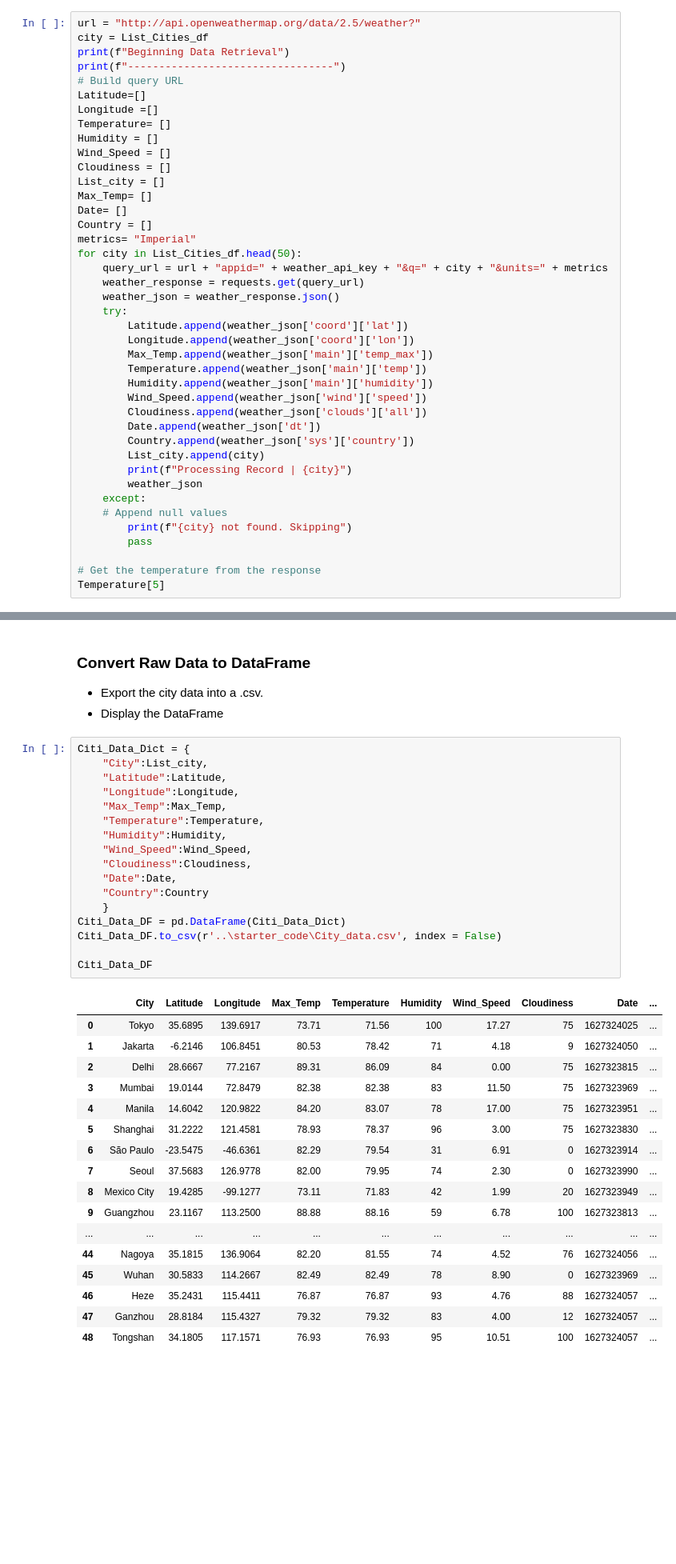
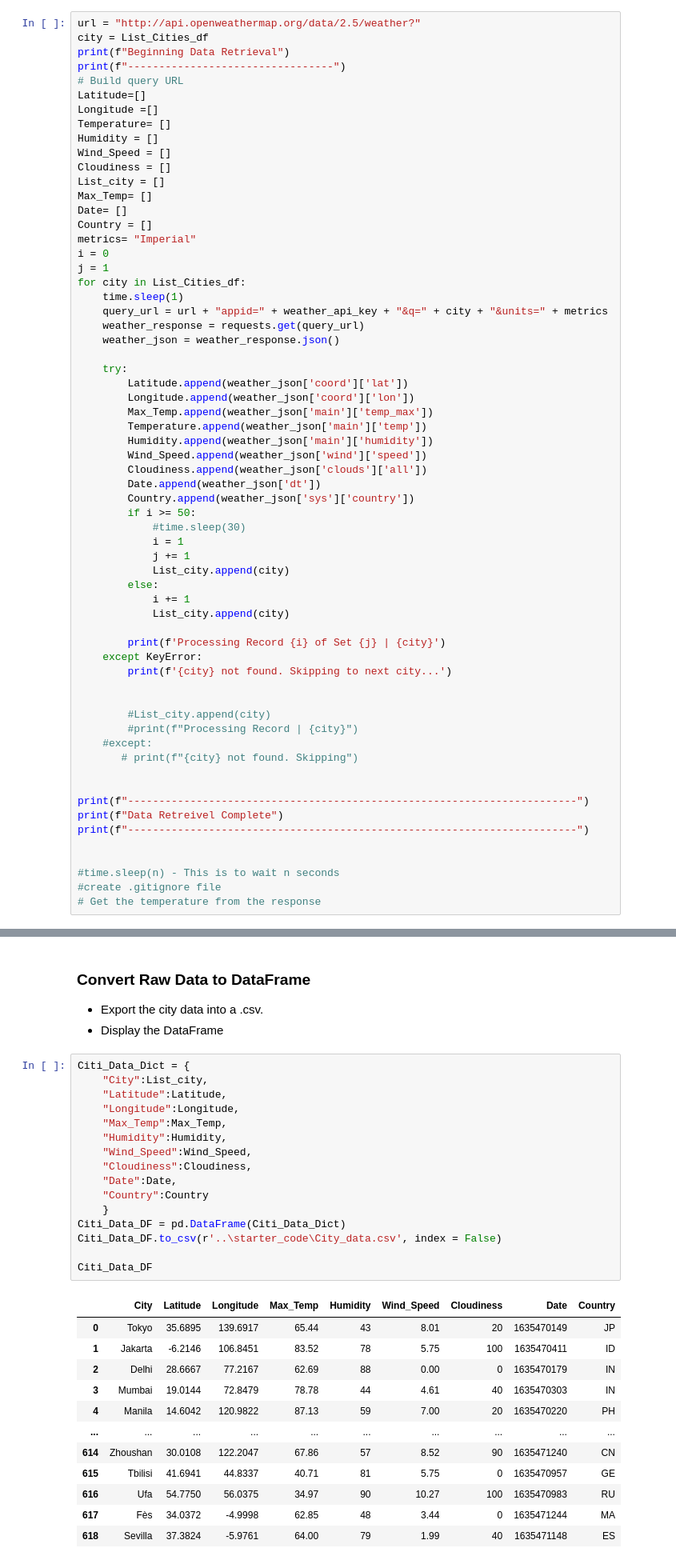
Before and after one commit to Subbagari1985/python-api-challenge, a Jupyter notebook: WeatherPy/starter_code/WeatherPy.ipynb, the cells around one changed output, grey strips where cells are left out. Shown: that part at 80% size. Drawn from its saved outputs; the diff is of its cells as text; blank space fills up the shorter version.

```diff
--- a/WeatherPy/starter_code/WeatherPy.ipynb
+++ b/WeatherPy/starter_code/WeatherPy.ipynb
@@ -50,10 +77,14 @@ Max_Temp= []
 Date= []
 Country = []
 metrics= "Imperial"
-for city in List_Cities_df.head(50):
+i = 0
+j = 1
+for city in List_Cities_df:
+    time.sleep(1)
     query_url = url + "appid=" + weather_api_key + "&q=" + city + "&units=" + metrics
     weather_response = requests.get(query_url)
     weather_json = weather_response.json()
+
     try:
         Latitude.append(weather_json['coord']['lat'])
         Longitude.append(weather_json['coord']['lon'])
@@ -64,16 +95,34 @@ for city in List_Cities_df.head(50):
         Cloudiness.append(weather_json['clouds']['all'])
         Date.append(weather_json['dt'])
         Country.append(weather_json['sys']['country'])
-        List_city.append(city)
-        print(f"Processing Record | {city}")
-        weather_json
-    except:
-    # Append null values
-        print(f"{city} not found. Skipping")
-        pass
+        if i >= 50:
+            #time.sleep(30)
+            i = 1
+            j += 1
+            List_city.append(city)
+        else:
+            i += 1
+            List_city.append(city)
 
+        print(f'Processing Record {i} of Set {j} | {city}')
+    except KeyError:
+        print(f'{city} not found. Skipping to next city...')
+
+
+        #List_city.append(city)
+        #print(f"Processing Record | {city}")
+    #except:
+       # print(f"{city} not found. Skipping")
+
+
+print(f"------------------------------------------------------------------------")
+print(f"Data Retreivel Complete")
+print(f"------------------------------------------------------------------------")
+
+
+#time.sleep(n) - This is to wait n seconds
+#create .gitignore file
 # Get the temperature from the response
-Temperature[5]
 # %% [output]
 Beginning Data Retrieval
 ---------------------------------
@@ -100,35 +148,29 @@ Processing Record | Tongshan
 # %%
 Citi_Data_Dict = {
     "City":List_city,
     "Latitude":Latitude,
     "Longitude":Longitude,
     "Max_Temp":Max_Temp,
-    "Temperature":Temperature,
     "Humidity":Humidity,
     "Wind_Speed":Wind_Speed,
     "Cloudiness":Cloudiness,
     "Date":Date,
     "Country":Country
     }
 Citi_Data_DF = pd.DataFrame(Citi_Data_Dict)
 Citi_Data_DF.to_csv(r'..\starter_code\City_data.csv', index = False)
 
 Citi_Data_DF
 # %% [output]
-|  | City | Latitude | Longitude | Max_Temp | Temperature | Humidity | Wind_Speed | Cloudiness | Date | ... |
-| 0 | Tokyo | 35.6895 | 139.6917 | 73.71 | 71.56 | 100 | 17.27 | 75 | 1627324025 | ... |
-| 1 | Jakarta | -6.2146 | 106.8451 | 80.53 | 78.42 | 71 | 4.18 | 9 | 1627324050 | ... |
-| 2 | Delhi | 28.6667 | 77.2167 | 89.31 | 86.09 | 84 | 0.00 | 75 | 1627323815 | ... |
-| 3 | Mumbai | 19.0144 | 72.8479 | 82.38 | 82.38 | 83 | 11.50 | 75 | 1627323969 | ... |
-| 4 | Manila | 14.6042 | 120.9822 | 84.20 | 83.07 | 78 | 17.00 | 75 | 1627323951 | ... |
-| 5 | Shanghai | 31.2222 | 121.4581 | 78.93 | 78.37 | 96 | 3.00 | 75 | 1627323830 | ... |
-| 6 | São Paulo | -23.5475 | -46.6361 | 82.29 | 79.54 | 31 | 6.91 | 0 | 1627323914 | ... |
-| 7 | Seoul | 37.5683 | 126.9778 | 82.00 | 79.95 | 74 | 2.30 | 0 | 1627323990 | ... |
-| 8 | Mexico City | 19.4285 | -99.1277 | 73.11 | 71.83 | 42 | 1.99 | 20 | 1627323949 | ... |
-| 9 | Guangzhou | 23.1167 | 113.2500 | 88.88 | 88.16 | 59 | 6.78 | 100 | 1627323813 | ... |
-| ... | ... | ... | ... | ... | ... | ... | ... | ... | ... | ... |
-| 44 | Nagoya | 35.1815 | 136.9064 | 82.20 | 81.55 | 74 | 4.52 | 76 | 1627324056 | ... |
-| 45 | Wuhan | 30.5833 | 114.2667 | 82.49 | 82.49 | 78 | 8.90 | 0 | 1627323969 | ... |
-| 46 | Heze | 35.2431 | 115.4411 | 76.87 | 76.87 | 93 | 4.76 | 88 | 1627324057 | ... |
-| 47 | Ganzhou | 28.8184 | 115.4327 | 79.32 | 79.32 | 83 | 4.00 | 12 | 1627324057 | ... |
-| 48 | Tongshan | 34.1805 | 117.1571 | 76.93 | 76.93 | 95 | 10.51 | 100 | 1627324057 | ... |
+|  | City | Latitude | Longitude | Max_Temp | Humidity | Wind_Speed | Cloudiness | Date | Country |
+| 0 | Tokyo | 35.6895 | 139.6917 | 65.44 | 43 | 8.01 | 20 | 1635470149 | JP |
+| 1 | Jakarta | -6.2146 | 106.8451 | 83.52 | 78 | 5.75 | 100 | 1635470411 | ID |
+| 2 | Delhi | 28.6667 | 77.2167 | 62.69 | 88 | 0.00 | 0 | 1635470179 | IN |
+| 3 | Mumbai | 19.0144 | 72.8479 | 78.78 | 44 | 4.61 | 40 | 1635470303 | IN |
+| 4 | Manila | 14.6042 | 120.9822 | 87.13 | 59 | 7.00 | 20 | 1635470220 | PH |
+| ... | ... | ... | ... | ... | ... | ... | ... | ... | ... |
+| 614 | Zhoushan | 30.0108 | 122.2047 | 67.86 | 57 | 8.52 | 90 | 1635471240 | CN |
+| 615 | Tbilisi | 41.6941 | 44.8337 | 40.71 | 81 | 5.75 | 0 | 1635470957 | GE |
+| 616 | Ufa | 54.7750 | 56.0375 | 34.97 | 90 | 10.27 | 100 | 1635470983 | RU |
+| 617 | Fès | 34.0372 | -4.9998 | 62.85 | 48 | 3.44 | 0 | 1635471244 | MA |
+| 618 | Sevilla | 37.3824 | -5.9761 | 64.00 | 79 | 1.99 | 40 | 1635471148 | ES |
```
Also changed, not shown: parts of 30 cells of this notebook, 12 other files.
